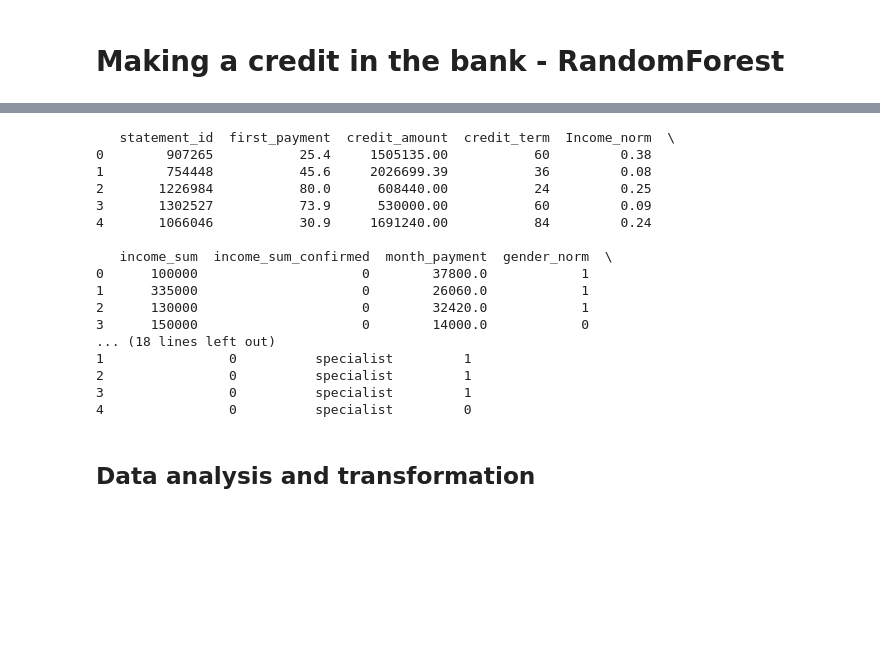
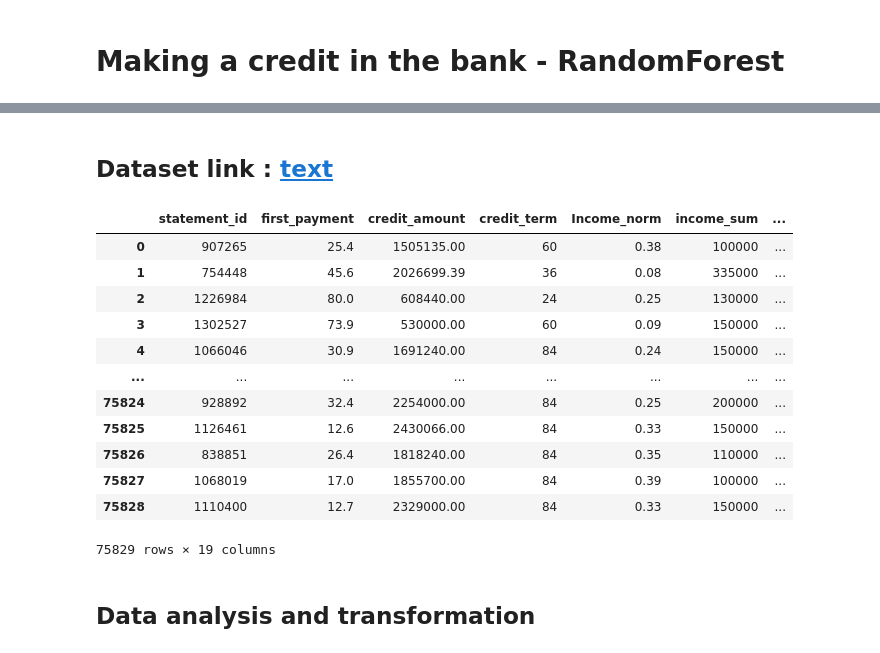
Before and after one commit to 3bdalrhmanS3d/Python, a Jupyter notebook: Task data Mining1/Bank.ipynb, the cells around one changed output, grey strips where cells are left out. Drawn from its saved outputs; the diff is of its cells as text; code cells hidden in the pictures; blank space fills up the shorter version.

```diff
--- a/Task data Mining1/Bank.ipynb
+++ b/Task data Mining1/Bank.ipynb
@@ -2,0 +25,2 @@
+# %% [markdown]
+## Dataset link : [text](https://www.kaggle.com/datasets/dimabutko/making-a-credit-in-the-bank)
@@ -3,32 +32,24 @@
 # %%
-import pandas as pd
 
-# استخدم المسار الصحيح للملف
 file_path = r"E:\DataMining\archive\bank.csv"
 
-# قراءة الملف باستخدام الفاصلة المنقوطة كفاصل
 df = pd.read_csv(file_path, delimiter=';')
 
-# عرض أول 5 صفوف من البيانات
-print(df.head())
+df
 # %% [output]
+|  | statement_id | first_payment | credit_amount | credit_term | Income_norm | income_sum | ... |
+| 0 | 907265 | 25.4 | 1505135.00 | 60 | 0.38 | 100000 | ... |
+| 1 | 754448 | 45.6 | 2026699.39 | 36 | 0.08 | 335000 | ... |
+| 2 | 1226984 | 80.0 | 608440.00 | 24 | 0.25 | 130000 | ... |
+| 3 | 1302527 | 73.9 | 530000.00 | 60 | 0.09 | 150000 | ... |
+| 4 | 1066046 | 30.9 | 1691240.00 | 84 | 0.24 | 150000 | ... |
+| ... | ... | ... | ... | ... | ... | ... | ... |
+| 75824 | 928892 | 32.4 | 2254000.00 | 84 | 0.25 | 200000 | ... |
+| 75825 | 1126461 | 12.6 | 2430066.00 | 84 | 0.33 | 150000 | ... |
+| 75826 | 838851 | 26.4 | 1818240.00 | 84 | 0.35 | 110000 | ... |
+| 75827 | 1068019 | 17.0 | 1855700.00 | 84 | 0.39 | 100000 | ... |
+| 75828 | 1110400 | 12.7 | 2329000.00 | 84 | 0.33 | 150000 | ... |
-   statement_id  first_payment  credit_amount  credit_term  Income_norm  \
-0        907265           25.4     1505135.00           60         0.38
-1        754448           45.6     2026699.39           36         0.08
-2       1226984           80.0      608440.00           24         0.25
-3       1302527           73.9      530000.00           60         0.09
-4       1066046           30.9     1691240.00           84         0.24
-
-   income_sum  income_sum_confirmed  month_payment  gender_norm  \
-0      100000                     0        37800.0            1
-1      335000                     0        26060.0            1
-2      130000                     0        32420.0            1
-3      150000                     0        14000.0            0
-... (18 lines left out)
-1                0          specialist         1
-2                0          specialist         1
-3                0          specialist         1
-4                0          specialist         0
+75829 rows × 19 columns
 # %% [markdown]
 ## Data analysis and transformation
 # %%
```
Also changed, not shown: parts of 9 cells of this notebook.
